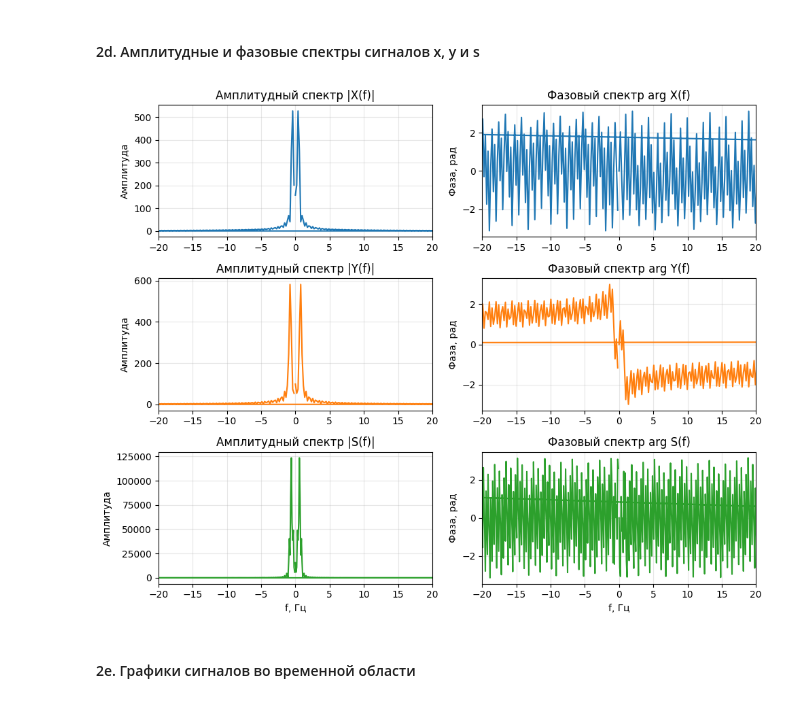
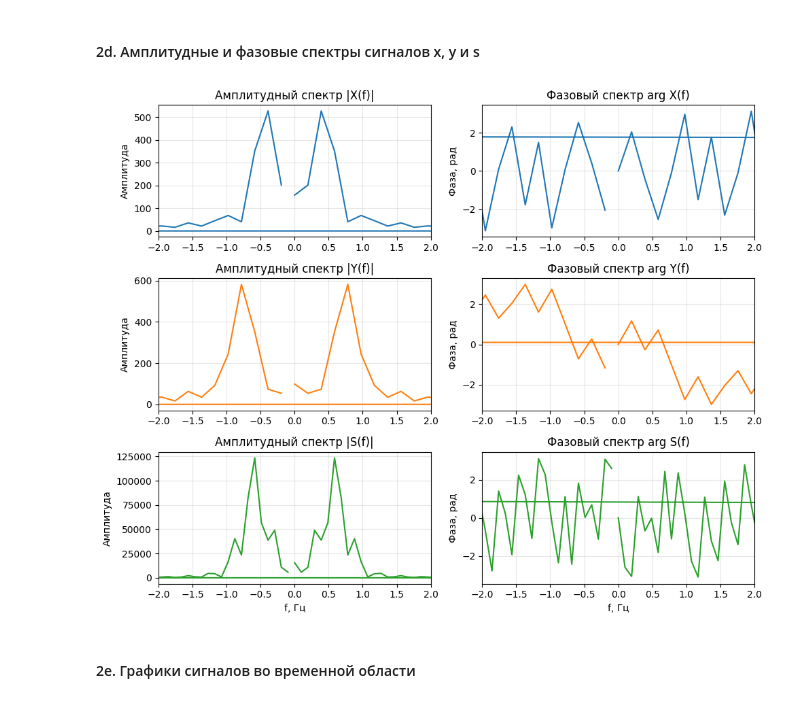
Before and after one commit to Silvarious9862/cosii, a Jupyter notebook: sem1/lab1/notebooks/lab1.ipynb, the cells around one changed output. Cells and saved outputs as stored; diff of their text form; code cells hidden in the pictures.

```diff
--- a/sem1/lab1/notebooks/lab1.ipynb
+++ b/sem1/lab1/notebooks/lab1.ipynb
@@ -354,53 +354,53 @@ plt.figure(figsize=(10, 8))
 # Амплитудные спектры
 plt.subplot(3, 2, 1)
 plt.plot(freq_x, Amp_X)
-plt.xlim(-20, 20)
+plt.xlim(-2, 2)
 plt.ylabel('Амплитуда')
 plt.title('Амплитудный спектр |X(f)|')
 plt.grid(True)
 
 plt.subplot(3, 2, 3)
 plt.plot(freq_y, Amp_Y, color='C1')
-plt.xlim(-20, 20)
+plt.xlim(-2, 2)
 plt.ylabel('Амплитуда')
 plt.title('Амплитудный спектр |Y(f)|')
 plt.grid(True)
 
 plt.subplot(3, 2, 5)
 plt.plot(freq_s, Amp_S, color='C2')
-plt.xlim(-20, 20)
+plt.xlim(-2, 2)
 plt.xlabel('f, Гц')
 plt.ylabel('Амплитуда')
 plt.title('Амплитудный спектр |S(f)|')
 plt.grid(True)
 
 # Фазовые спектры
 plt.subplot(3, 2, 2)
 plt.plot(freq_x, Phase_X)
-plt.xlim(-20, 20)
+plt.xlim(-2, 2)
 plt.ylabel('Фаза, рад')
 plt.title('Фазовый спектр arg X(f)')
 plt.grid(True)
 
 plt.subplot(3, 2, 4)
 plt.plot(freq_y, Phase_Y, color='C1')
-plt.xlim(-20, 20)
+plt.xlim(-2, 2)
 plt.ylabel('Фаза, рад')
 plt.title('Фазовый спектр arg Y(f)')
 plt.grid(True)
 
 plt.subplot(3, 2, 6)
 plt.plot(freq_s, Phase_S, color='C2')
-plt.xlim(-20, 20)
+plt.xlim(-2, 2)
 plt.xlabel('f, Гц')
 plt.ylabel('Фаза, рад')
 plt.title('Фазовый спектр arg S(f)')
 plt.grid(True)
 
 plt.tight_layout()
 plt.show()
 # %% [output]
-[figure, old version]
+[figure, new version]
 # %% [markdown]
 #### 2e. Графики сигналов во временной области
 # %%
```
Also changed, not shown: parts of 7 cells of this notebook, 1 other file.
